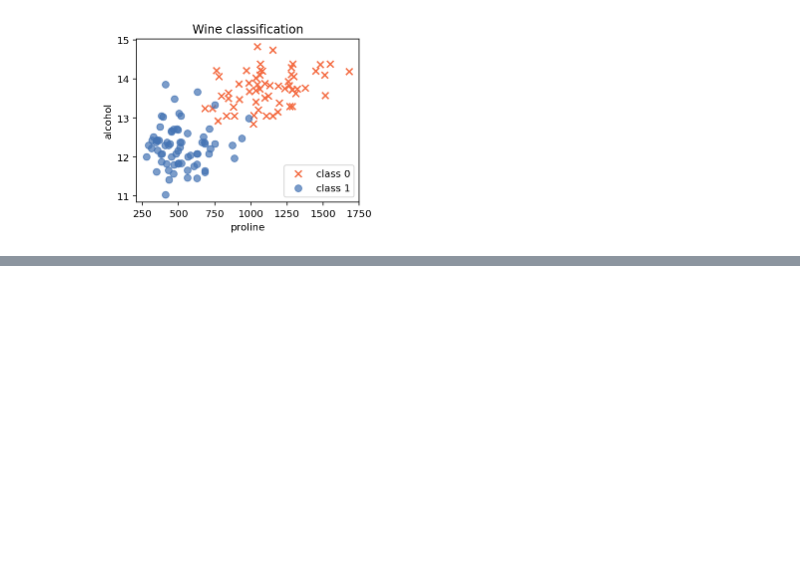
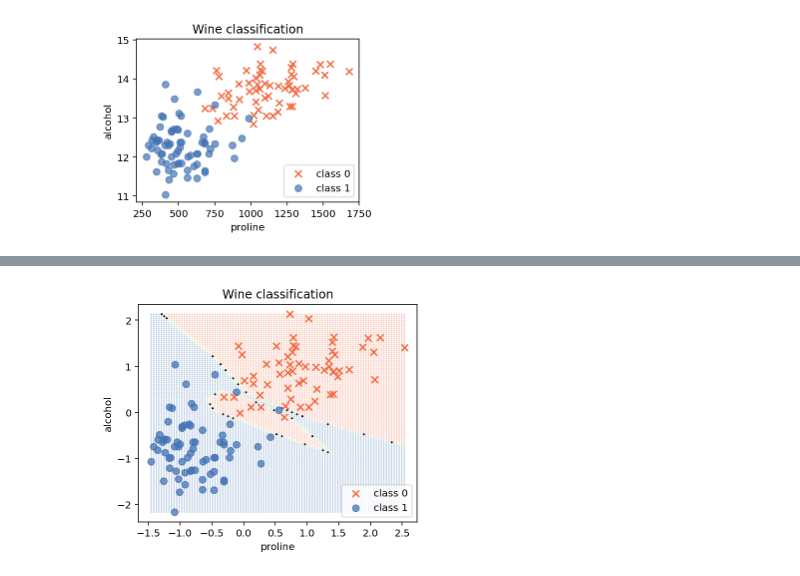
Before and after one commit to parrt/fundamentals-of-deep-learning, a Jupyter notebook: notebooks/wine-2-class.ipynb, the cells around one changed output, grey strips where cells are left out. Saved outputs shown, nothing was run; the diff lists cells and outputs as text; code cells hidden in the pictures; blank space fills up the shorter version.

```diff
--- a/notebooks/wine-2-class.ipynb
+++ b/notebooks/wine-2-class.ipynb
@@ -203,0 +204,18 @@ LAST       cross entropy loss  0.0156
+# %%
+model = nn.Sequential(
+    nn.Linear(2, 10), # 2 input vars: proline, alcohol
+    nn.ReLU(),
+    nn.Linear(10, 10),
+    nn.ReLU(),
+    nn.Linear(10, 1),
+    nn.Sigmoid()
+)
+X = df[['proline','alcohol']].values
+y = df['class'].values
+X = (X-np.mean(X,axis=0))/np.std(X,axis=0)
+X_ = torch.tensor(X).float()
+y_ = torch.tensor(y).reshape(-1,1).float()
+y_pred, loss = ctrain(model, X=X_, y=y_, learning_rate = .001, nepochs=15_000)
+
+dshow(X, y, model, boundary_tolerance=.1)
+# %% [output]
@@ -203,0 +234 @@ LAST       cross entropy loss  0.0156
+[figure, added]
```
Also changed, not shown: parts of 6 cells of this notebook.
